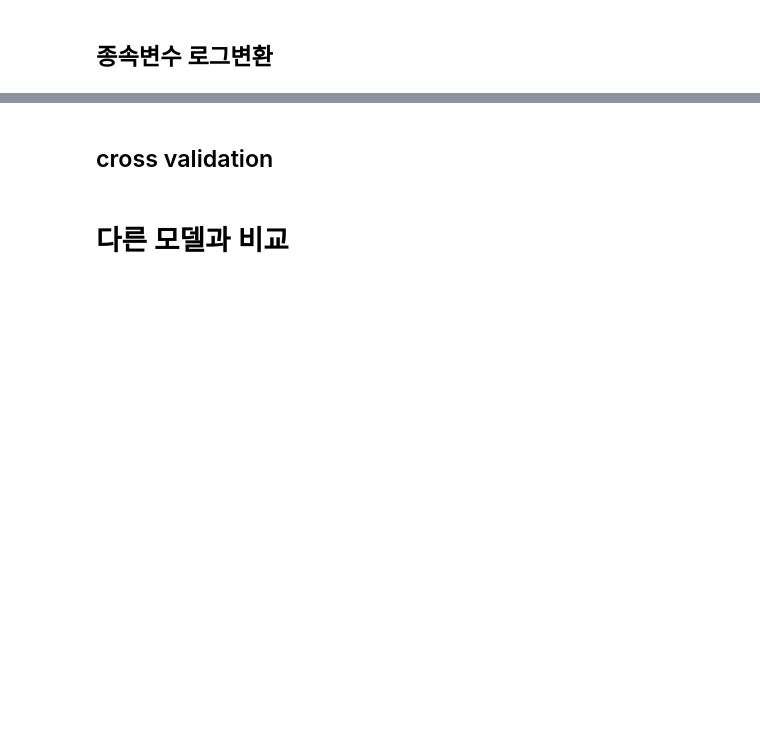
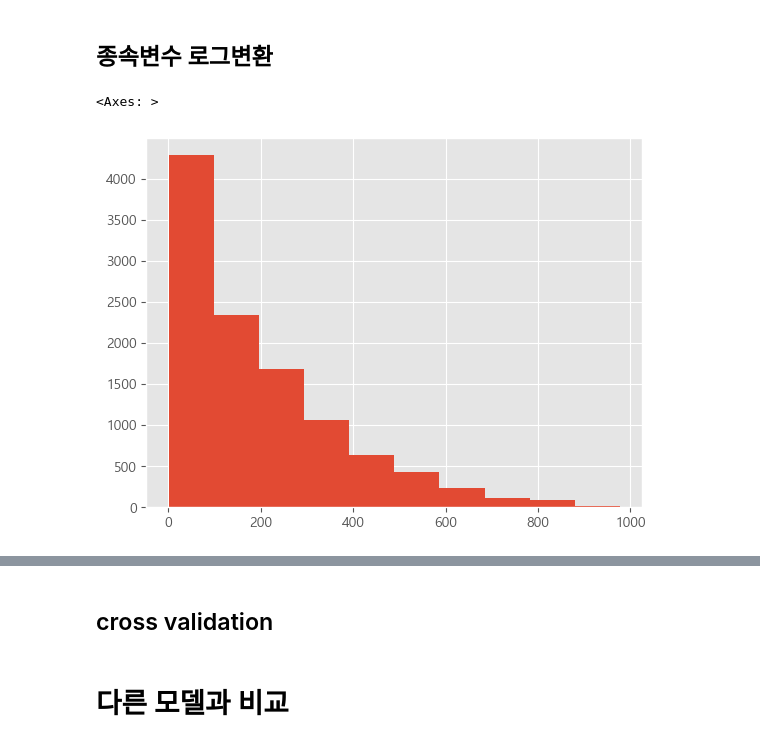
Before and after one commit to parkjiyon7/MSAI_6, a Jupyter notebook: 02_회귀_공공자전거 수요 예측_실습.ipynb, the cells around one changed output, grey strips where cells are left out. Drawn from its saved outputs; the diff is of its cells as text; code cells hidden in the pictures; blank space fills up the shorter version.

```diff
--- a/02_회귀_공공자전거 수요 예측_실습.ipynb
+++ b/02_회귀_공공자전거 수요 예측_실습.ipynb
@@ -458,2 +458,7 @@ R2 : 0.70
 # %% [markdown]
 ## 종속변수 로그변환
+# %%
+y.hist()
+# %% [output]
+<Axes: >
+[figure, added]
```
Also changed, not shown: parts of 8 cells of this notebook.
